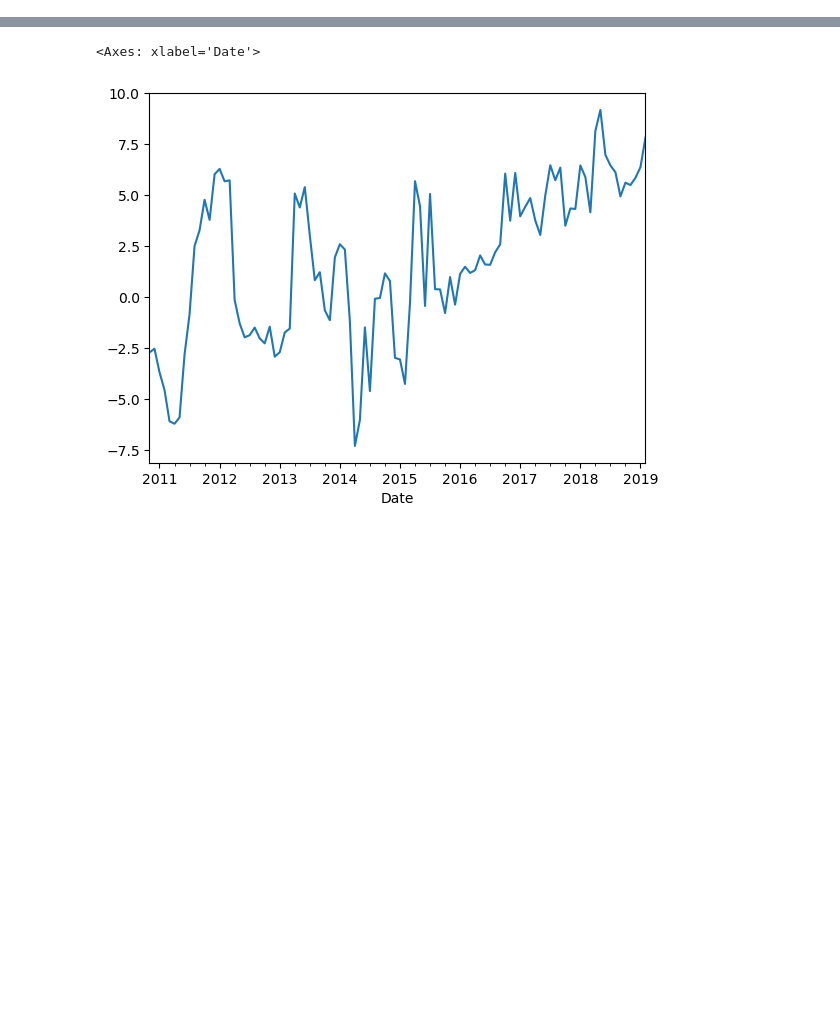
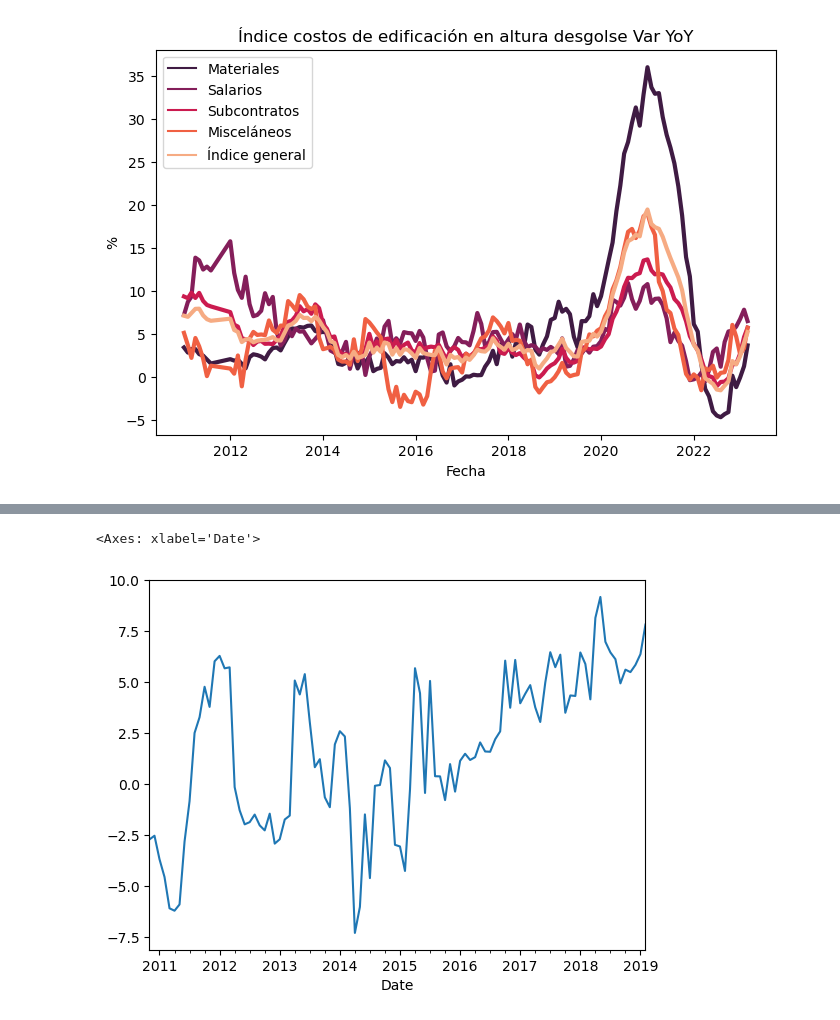
Before and after one commit to atagle123/LV_project, a Jupyter notebook: test.ipynb, the cells around one changed output, grey strips where cells are left out. Saved outputs shown, nothing was run; the diff lists cells and outputs as text; code cells hidden in the pictures; blank space fills up the shorter version.

Commit message:
get_data_update

```diff
--- a/test.ipynb
+++ b/test.ipynb
@@ -9,0 +28,20 @@ import seaborn as sns
+# %%
+title="Índice costos de edificación en altura desgolse Var YoY"
+
+df=download_excel_to_df(url="https://cchc.cl/uploads/indicador/archivos/ICEAltura.xls",filename="ICEAltura")
+new_column_mapping={0: 'Year', 1: 'Month',5:"Índice general", 14:"Materiales peso",15:"Salarios peso",16:"Subcontratos peso",17:"Misceláneos peso"}
+df=preprocess_iCE(df,new_column_mapping)
+
+df_new=df.loc[:,["Materiales","Salarios","Subcontratos","Misceláneos","Índice general"]]
+df_new.index.name="Fecha"
+var=(df_new.shift(-12)-df_new)/df_new*100
+
+### plot ###
+
+fig, ax = plt.subplots(figsize=(8, 5))
+
+ax=sns.lineplot(data=var,dashes=False,palette="rocket",lw=3).set_title(title)
+plt.ylabel('%')
+plt.show()
+# %% [output]
+[figure, added]
```
Also changed, not shown: parts of 29 cells of this notebook, 4 other files.
